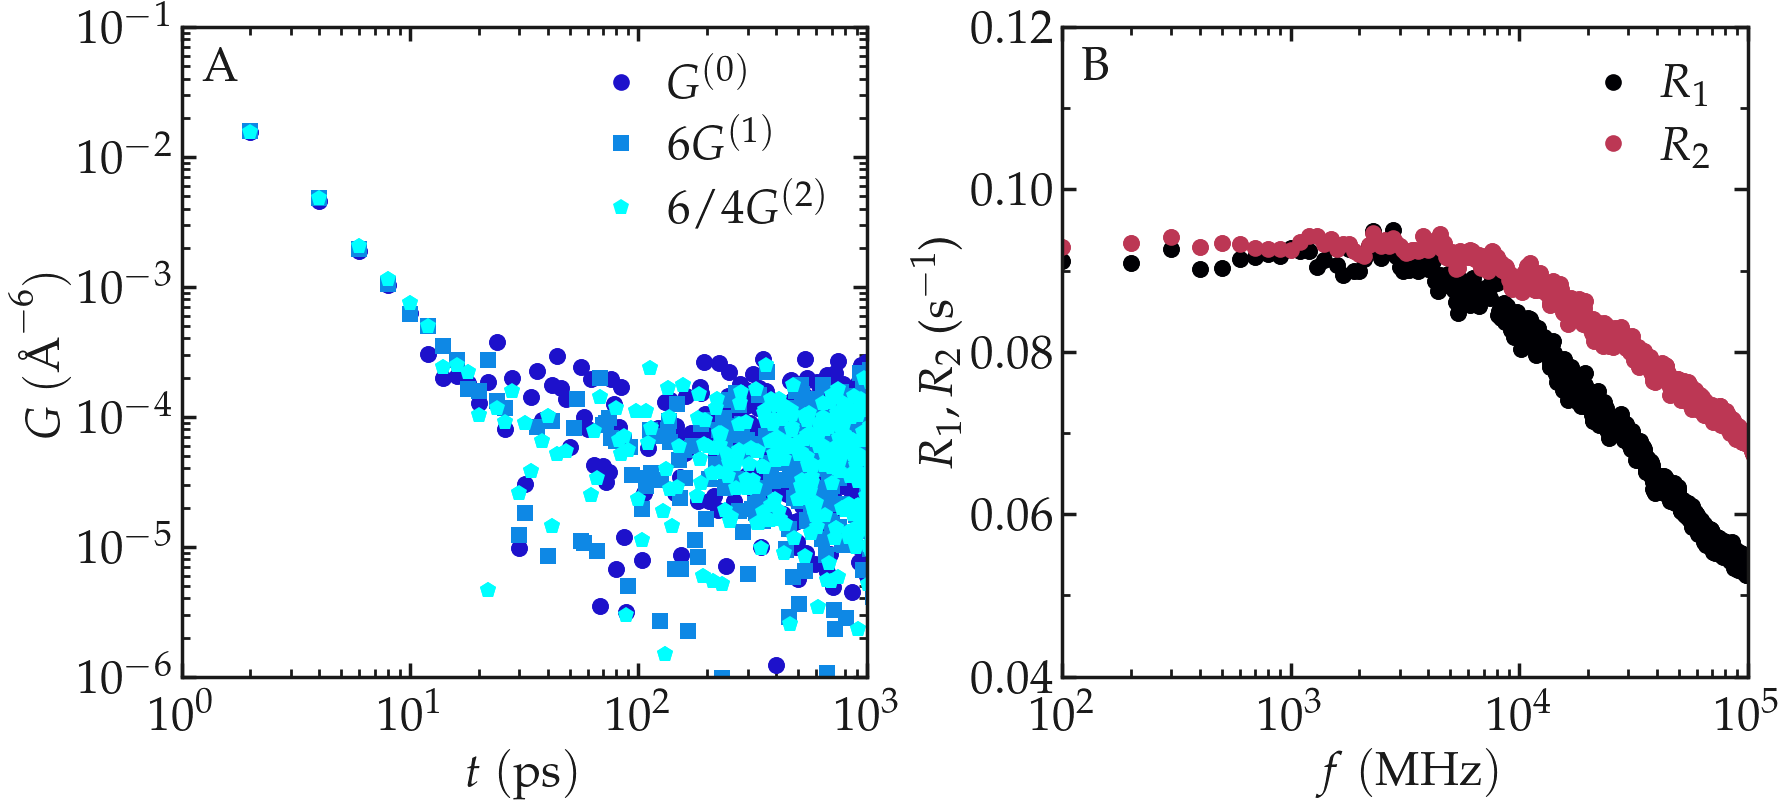
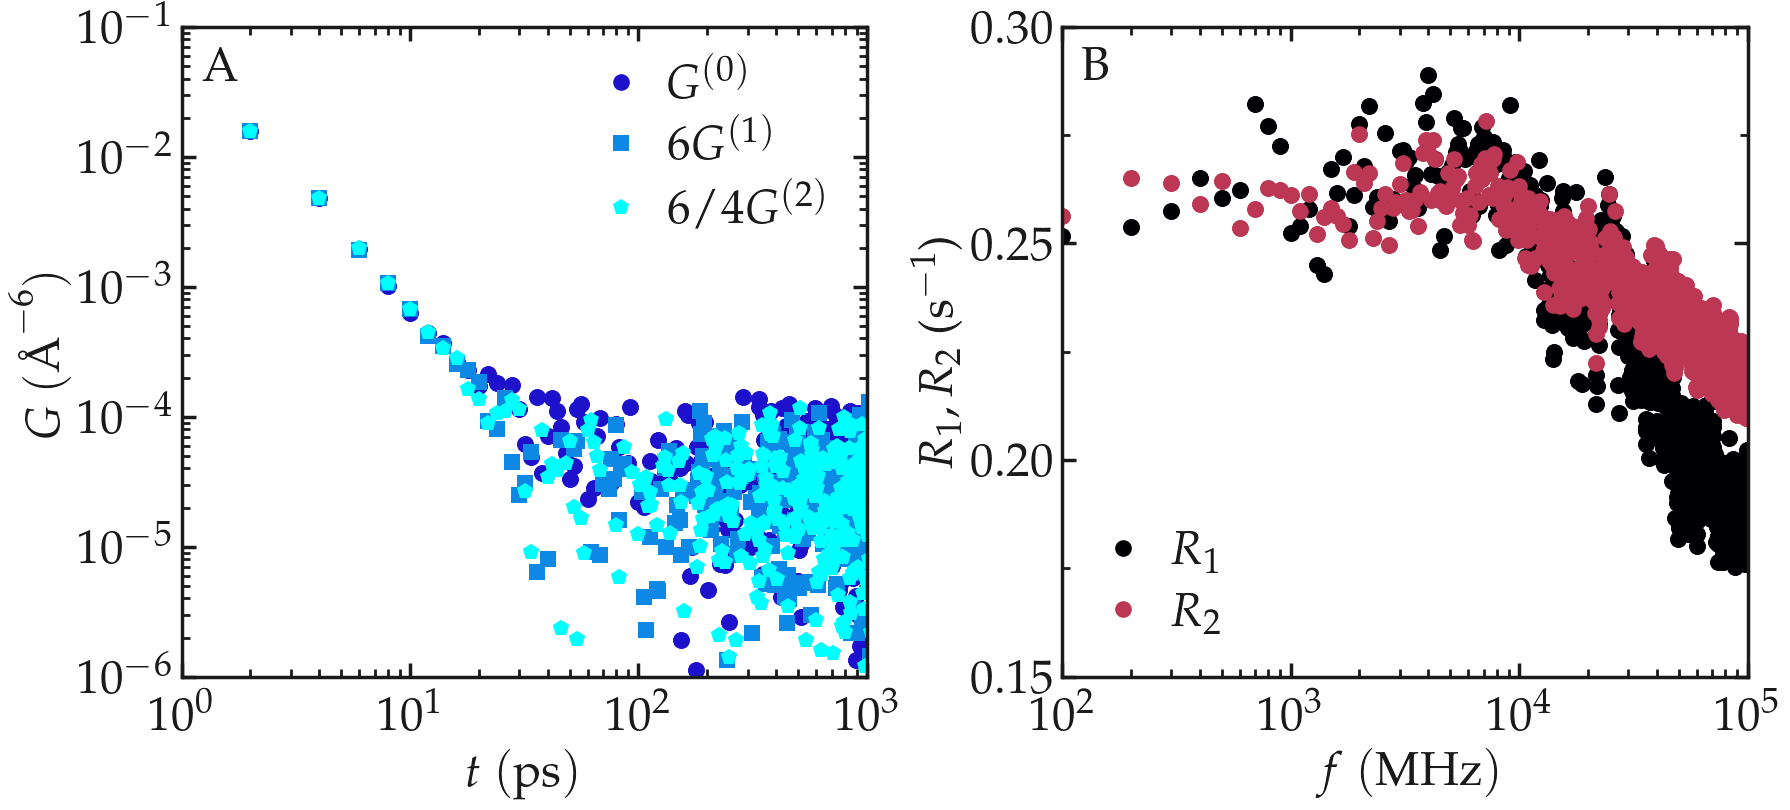
Code edit (unified diff) that turned the first committed figure into the second:
--- before
+++ after
@@ -1,5 +1,5 @@
 data_path = git_path + "/.submodules/dataset-pure-water/analysis/"
 
-n = 5
+n = 500
 
 for dark_mode in [False, True]:
@@ -16,5 +16,5 @@
     all_gij_2 = []
 
-    for repetition in range(20):
+    for repetition in range(1):
 
         type = "full"
@@ -60,7 +60,7 @@
     colors = cmap_inferno(np.linspace(0, 1, 3))
 
-    for repetition in range(20):
+    for repetition in range(1):
 
-        type = "inter"
+        type = "full"
         result_file =data_path +  f"nmr_{type}/result{n}-{repetition}.npy"
         data = np.load(result_file, allow_pickle=True).item()
@@ -79,5 +79,5 @@
     myplt.complete_panel(ylabel = r'$R_1, R_2$ (s$^{-1}$)', xlabel = r'$f~(\mathrm{MHz})$',
                          xpad = 15, legend=True, handlelength_legend=1)
-    myplt.set_boundaries(x_boundaries=(100, 1e5), y_boundaries=(0.04, 0.11), y_ticks = [0.04, 0.06, 0.08, 0.1, 0.12])
+    myplt.set_boundaries(x_boundaries=(100, 1e5), y_boundaries=(0.15, 0.3), y_ticks = [0.15, 0.2, 0.25, 0.3])
 
     myplt.add_subplotlabels(type_label_panel = "A")

Commit: updated figure